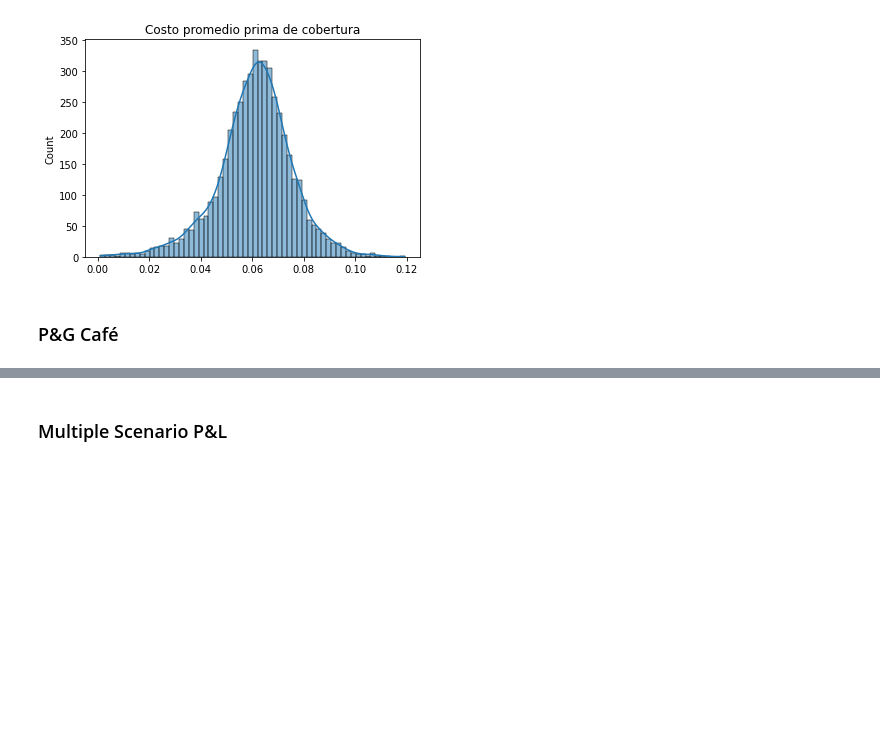
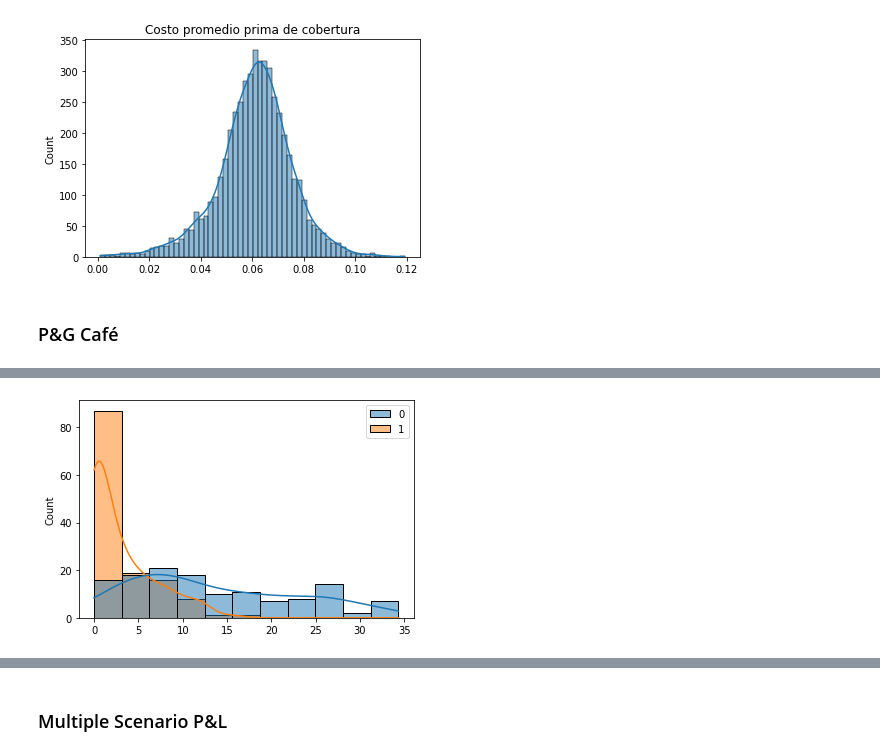
Before and after one commit to danielgvb/risk_sim, a Jupyter notebook: Risk_Sim.ipynb, the cells around one changed output, grey strips where cells are left out. Drawn from its saved outputs; the diff is of its cells as text; code cells hidden in the pictures; blank space fills up the shorter version.

```diff
--- a/Risk_Sim.ipynb
+++ b/Risk_Sim.ipynb
@@ -658,0 +755,10 @@ plt.show()
+# %%
+from datetime import datetime
+T_date = datetime.strptime(pred_end_date,"%Y-%m-%d")
+# %%
+df_pnl["Days left"] = T_date - df_pnl.index
+df_pnl["Days left str"] = df_pnl["Days left"].astype(str)
+df_pnl["Days left float"] = df_pnl["Days left str"].apply(lambda x: int(x.split(" ")[0]))
+df_pnl["T"] = df_pnl["Days left float"]/365
+T_list = df_pnl["T"]
+df_pnl
@@ -658,0 +800,18 @@ plt.show()
+# %%
+call_b_prices = []
+call_s_prices = []
+
+for spot, time in zip(df_pnl["Spot"], df_pnl["T"]):
+    random_i = random.randint(0, n)
+    T = time
+    r = lib[random_i] #cambiar por libor aleatoria
+    sigma = vol_coffee[random_i] #Cambiar por vol aleatoria
+    call_b = call(spot,K,T,r,sigma)
+    call_b_prices.append(call_b)
+    call_s = call(spot,K_techo,T,r,sigma)
+    call_s_prices.append(call_s)
+# %%
+sns.histplot([call_b_prices, call_s_prices], label=["Buy Prices","Sell Prices"],kde = True )
+plt.show()
+# %% [output]
+[figure, added]
```
Also changed, not shown: parts of 23 cells of this notebook.
